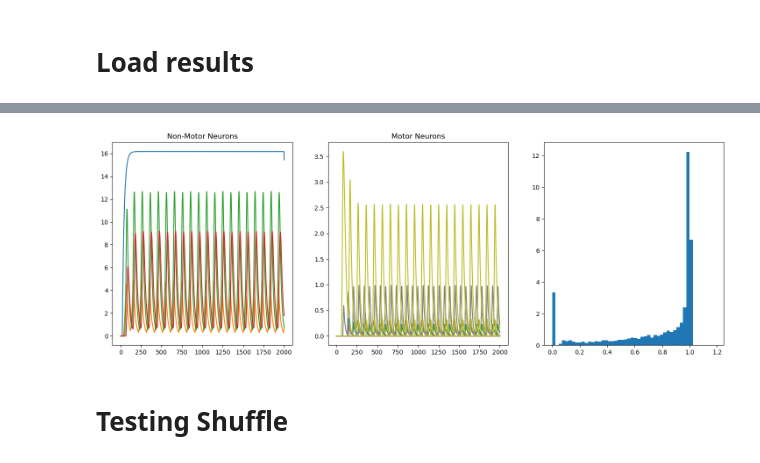
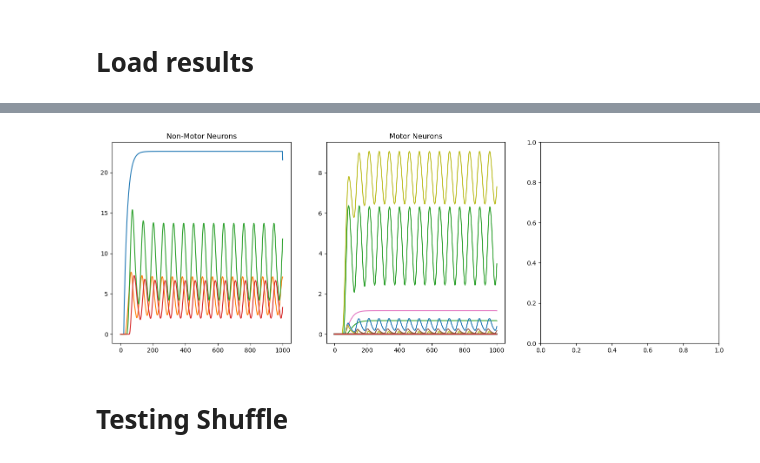
Before and after one commit to smpuglie/Pugliese_cpg_2025, a Jupyter notebook: notebooks/run_config.ipynb, the cells around one changed output, grey strips where cells are left out. Saved outputs shown, nothing was run; the diff lists cells and outputs as text; code cells hidden in the pictures.

```diff
--- a/notebooks/run_config.ipynb
+++ b/notebooks/run_config.ipynb
@@ -64,3 +73,5 @@ Loading: Prune_Test /data/users/eabe/Pugliese_2025/Prune_Test/debug/run_id=Testi
+# %%
+cfg.experiment.removeNeurons = [280,281]
 # %%
 print("Loading network configuration...")
 W_table = load_wTable(cfg.experiment.dfPath)
@@ -108,35 +198,35 @@ np.where(np.all(np.sum(results,axis=-1)==0,axis=-1))
 # %%
-R = results[0][20]
+R = results[0][0]
 
 
-w_table = pd.read_csv("../data/manc t1 connectome data/wTable_20231020_DNtoMN_unsorted_withModules.csv",index_col=0)
+w_table = pd.read_csv(cfg.experiment.dfPath,index_col=0)
 # 10093 = bdn2, 10707 = exc 1, 11751 = exc 2, 13905 = inh 1
 nonmns_idxs = w_table.loc[(w_table["bodyId"]==10093) | (w_table["bodyId"]==10707) | (w_table["bodyId"]==11751) | (w_table["bodyId"]==13905)].index
 mn_idxs = jnp.asarray(w_table.loc[w_table["class"]=="motor neuron"].index.values)
 
 fig, axs = plt.subplots(1,3, figsize=(18, 6))
 for i in nonmns_idxs:
     axs[0].plot(R[i])
 axs[0].set_title("Non-Motor Neurons")
 for i in mn_idxs:
     axs[1].plot(R[i])
 axs[1].set_title("Motor Neurons")
 start = int(cfg.sim.pulseStart/cfg.sim.dt) + 100
 
-scores001 = []
-for i in range(results.shape[1]):
-    R = results[0][i]
-    max_frs = jnp.max(R, axis=-1)
-    active_mn_idxs = mn_idxs[max_frs[...,mn_idxs] > 0]
-    activity = R[active_mn_idxs][..., start:]  # Adjusted to match the original code's start index
-    score, frequency = jax.vmap(neuron_oscillation_score, in_axes=(0, None))(activity, 0.05)
-    scores001.append(score)
-scores001 = jnp.concatenate(scores001, axis=-1)
-axs[2].hist(scores001, bins=50, density=True)
+# scores001 = []
+# for i in range(results.shape[1]):
+#     R = results[0][i]
+#     max_frs = jnp.max(R, axis=-1)
+#     active_mn_idxs = mn_idxs[max_frs[...,mn_idxs] > 0]
+#     activity = R[active_mn_idxs][..., start:]  # Adjusted to match the original code's start index
+#     score, frequency = jax.vmap(neuron_oscillation_score, in_axes=(0, None))(activity, 0.05)
+#     scores001.append(score)
+# scores001 = jnp.concatenate(scores001, axis=-1)
+# axs[2].hist(scores001, bins=50, density=True)
 # plt.savefig("/data/users/eabe/Pugliese_2025/BND2_Stim_Test/debug/run_id=Testing/sim.noise=True/figures/Example_R.png", dpi=300)
 plt.show()
 # %% [output]
-[figure, old version]
+[figure, new version]
 # %%
 from src.sim_utils import compute_oscillation_score, neuron_oscillation_score
 clip_start = 250
```
Also changed, not shown: parts of 24 cells of this notebook, 1 other file.
